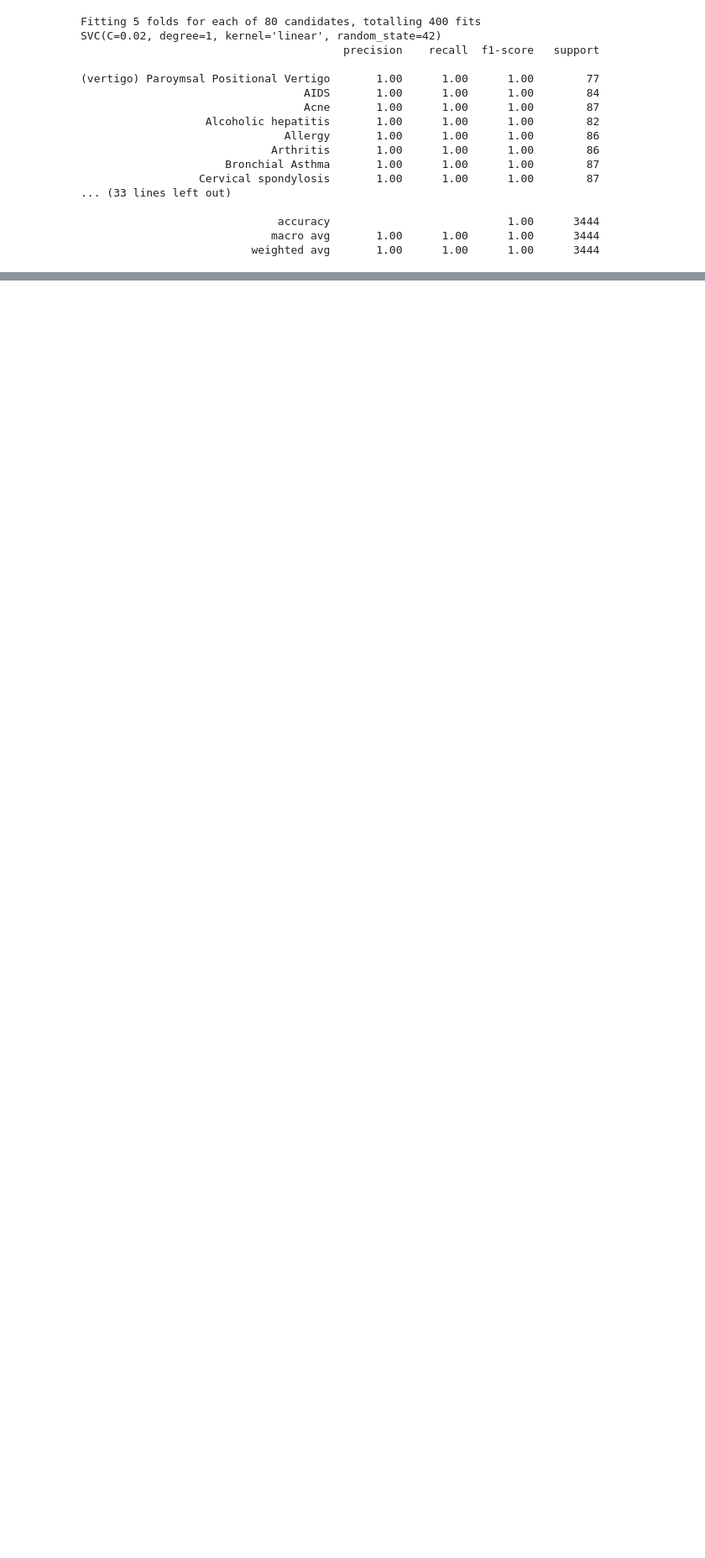
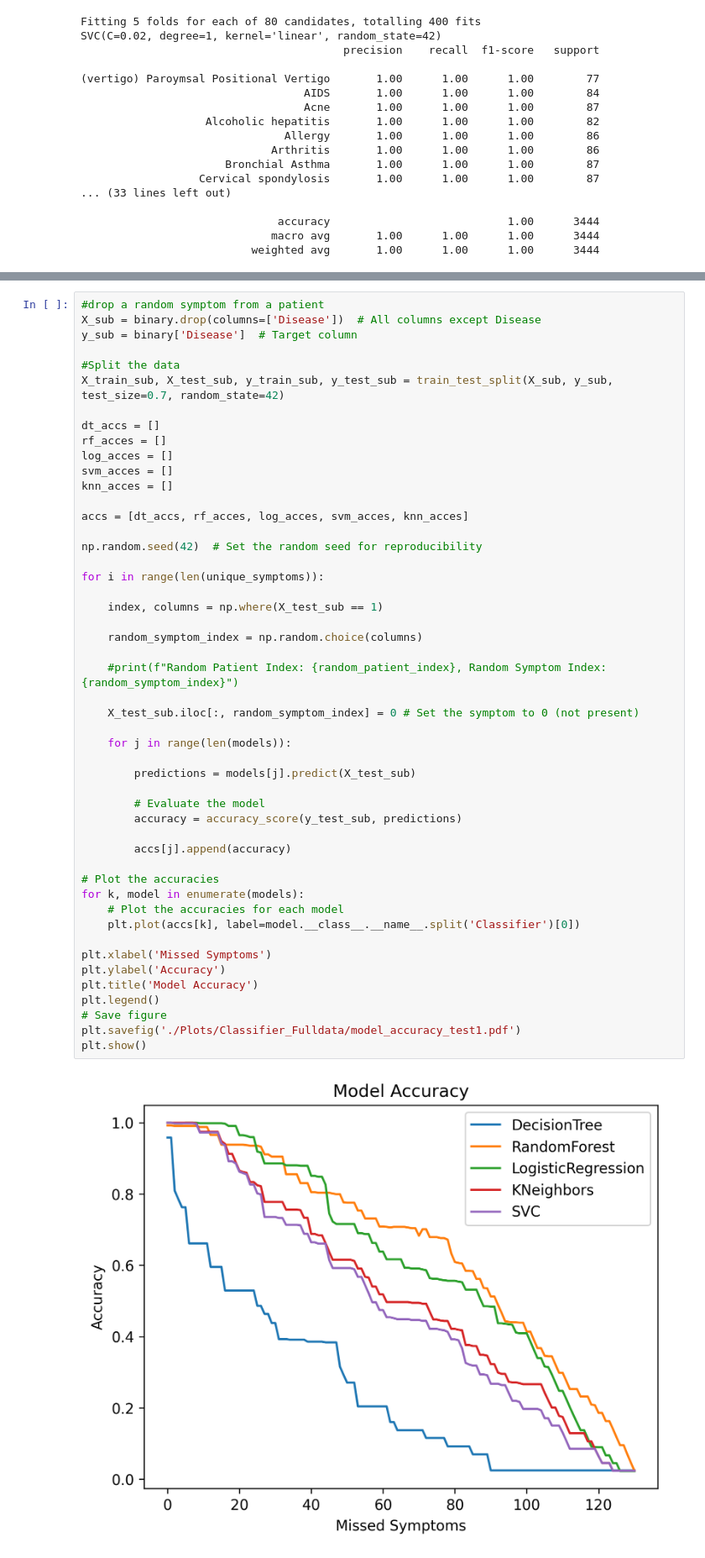
Before and after one commit to domipm/AML-Disease-Symptom, a Jupyter notebook: Classifier_Fulldata.ipynb, the cells around one changed output, grey strips where cells are left out. Shown at 84% size. Saved outputs shown, nothing was run; the diff lists cells and outputs as text; blank space fills up the shorter version.

```diff
--- a/Classifier_Fulldata.ipynb
+++ b/Classifier_Fulldata.ipynb
@@ -343,3 +598,54 @@ plt.show()
+# %%
+#drop a random symptom from a patient
+X_sub = binary.drop(columns=['Disease'])  # All columns except Disease
+y_sub = binary['Disease']  # Target column
+
+#Split the data
+X_train_sub, X_test_sub, y_train_sub, y_test_sub = train_test_split(X_sub, y_sub, test_size=0.7, random_state=42)
+
+dt_accs = []
+rf_acces = []
+log_acces = []
+svm_acces = []
+knn_acces = []
+
+accs = [dt_accs, rf_acces, log_acces, svm_acces, knn_acces]
+
+np.random.seed(42)  # Set the random seed for reproducibility
+
+for i in range(len(unique_symptoms)):
+
+    index, columns = np.where(X_test_sub == 1)
+
+    random_symptom_index = np.random.choice(columns)
+
+    #print(f"Random Patient Index: {random_patient_index}, Random Symptom Index: {random_symptom_index}")
+
+    X_test_sub.iloc[:, random_symptom_index] = 0 # Set the symptom to 0 (not present)
+
+    for j in range(len(models)):
+
+        predictions = models[j].predict(X_test_sub)
+
+        # Evaluate the model
+        accuracy = accuracy_score(y_test_sub, predictions)
+
+        accs[j].append(accuracy)
+
+# Plot the accuracies
+for k, model in enumerate(models):
+    # Plot the accuracies for each model
+    plt.plot(accs[k], label=model.__class__.__name__.split('Classifier')[0])
+
+plt.xlabel('Missed Symptoms')
+plt.ylabel('Accuracy')
+plt.title('Model Accuracy')
+plt.legend()
+# Save figure
+plt.savefig('./Plots/Classifier_Fulldata/model_accuracy_test1.pdf')
+plt.show()
+# %% [output]
+[figure, added]
 # %%
 X_sub = binary.drop(columns=['Disease'])  # All columns except Disease
 y_sub = binary['Disease']  # Target column
```
Also changed, not shown: parts of 18 cells of this notebook, 4 other files.
